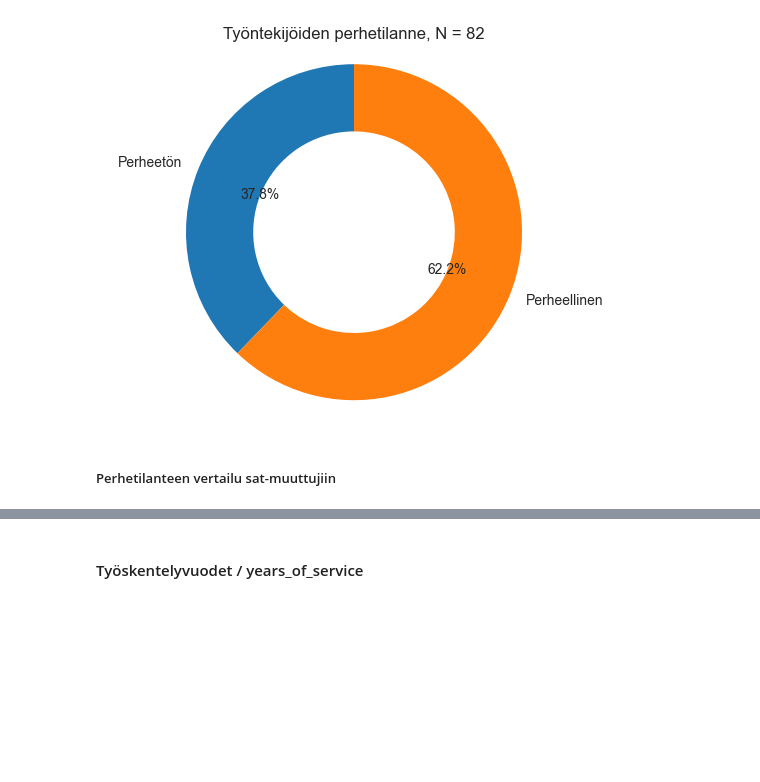
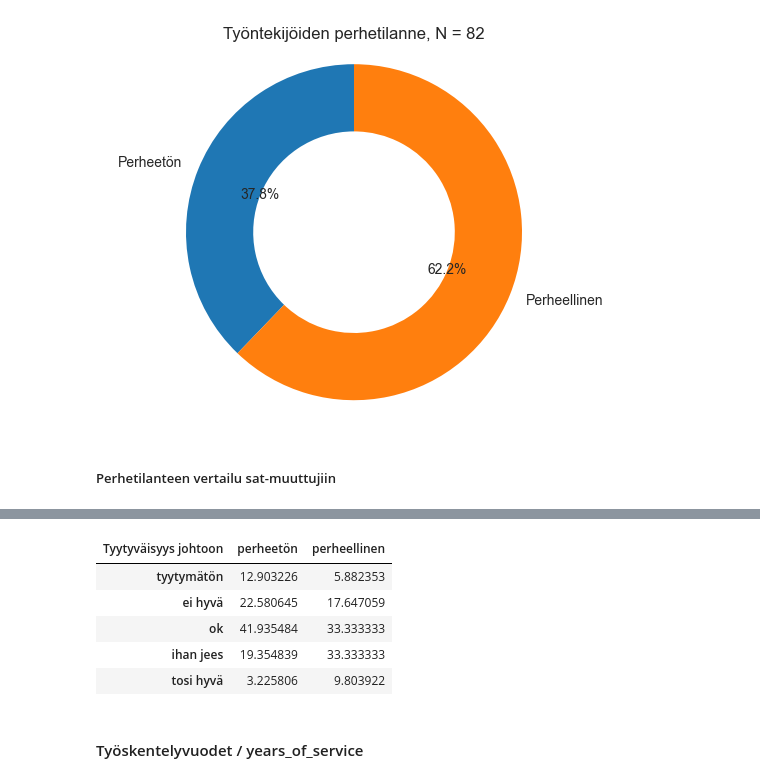
Before and after one commit to Hildura/Tiedonk-sittely-Pytjonilla-Ryhm-5, a Jupyter notebook: Projekti/Analyzing_WorkPlaceSatisfactionSurveyData.ipynb, the cells around one changed output, grey strips where cells are left out. Cells and saved outputs as stored; diff of their text form; code cells hidden in the pictures; blank space fills up the shorter version.

```diff
--- a/Projekti/Analyzing_WorkPlaceSatisfactionSurveyData.ipynb
+++ b/Projekti/Analyzing_WorkPlaceSatisfactionSurveyData.ipynb
@@ -249,3 +257,16 @@ df_perhe_johto
+# %%
+df_perhe_johto = pd.crosstab(df['sat_management'], df['family'], normalize = 'columns') * 100
+df_perhe_johto.index= ['tyytymätön', 'ei hyvä', 'ok', 'ihan jees', 'tosi hyvä' ]
+df_perhe_johto.columns = ['perheetön', 'perheellinen']
+df_perhe_johto.columns.name='Tyytyväisyys johtoon'
+df_perhe_johto
+# %% [output]
+| Tyytyväisyys johtoon | perheetön | perheellinen |
+| tyytymätön | 12.903226 | 5.882353 |
+| ei hyvä | 22.580645 | 17.647059 |
+| ok | 41.935484 | 33.333333 |
+| ihan jees | 19.354839 | 33.333333 |
+| tosi hyvä | 3.225806 | 9.803922 |
 # %%
 ## KESKEN JÄÄTY TÄHÄN!!!
 # %% [markdown]
```
Also changed, not shown: parts of 3 cells of this notebook.
